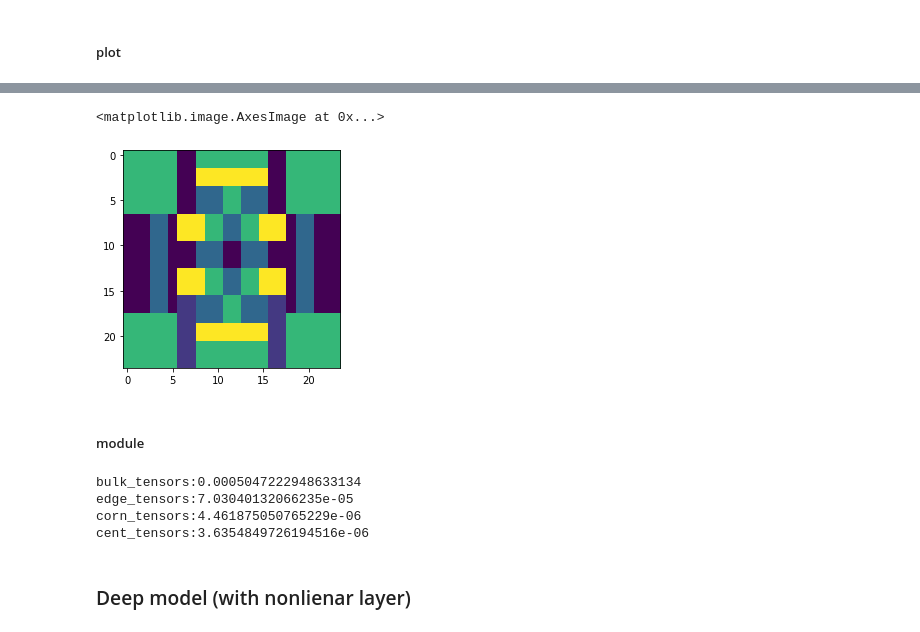
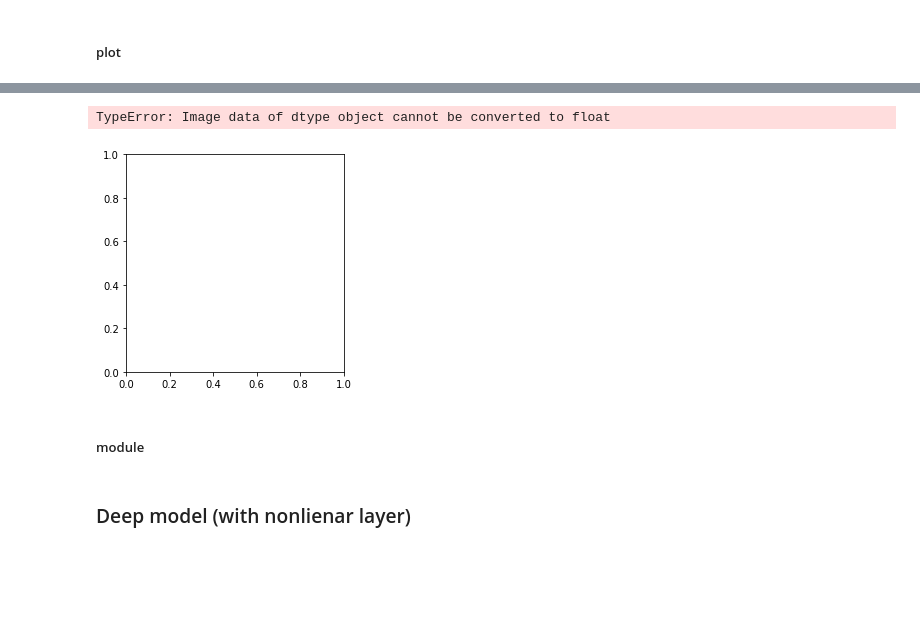
Before and after one commit to veya2ztn/TNproject, a Jupyter notebook: Model and Train.ipynb, the cells around one changed output, grey strips where cells are left out. Saved outputs shown, nothing was run; the diff lists cells and outputs as text; code cells hidden in the pictures; blank space fills up the shorter version.

```diff
--- a/Model and Train.ipynb
+++ b/Model and Train.ipynb
@@ -472,6 +472,11 @@ arbitary_shape_state_dict['element']=info_per_point
 torch.save(arbitary_shape_state_dict,"models/arbitary_shape/arbitary_shape_2.json")
 # %% [markdown]
 ##### plot
+# %%
+arbitary_shape_state_dict = torch.load("models/arbitary_shape/arbitary_shape_2.json")
+info_per_group = arbitary_shape_state_dict['node']
+info_per_line  = arbitary_shape_state_dict['line']
+info_per_point = arbitary_shape_state_dict['element']
 # %%
 import plotly.graph_objects as go
 import numpy as np
@@ -525,3 +545,11 @@ for obj in objects:fig.add_trace(obj)
 fig
 # %% [output]
 [interactive output not drawn]
+# %%
+matrix=[]
+for i in range(24):
+    line=[]
+    for j in range(24):
+        line.append(info_per_point[i,j]['group'])
+    matrix.append(line)
+matrix = np.array(matrix)
@@ -528,9 +578,9 @@ fig
 # %%
 %matplotlib inline
-plt.imshow(np.array(shape_24x24_1))
+plt.imshow(np.array(matrix))
 # %% [output]
-<matplotlib.image.AxesImage at 0x...>
+TypeError: Image data of dtype object cannot be converted to float
-[figure, old version]
+[figure, new version]
 # %% [markdown]
 ##### module
 # %%
@@ -654,11 +698,3 @@ model = PEPS_einsum_uniform_shape_6x6_fast(in_physics_bond=16)
-# %%
-for name,p in model.named_parameters():
-    print(f"{name}:{p.grad.norm()}")
-# %% [output]
-bulk_tensors:0.0005047222948633134
-edge_tensors:7.03040132066235e-05
-corn_tensors:4.461875050765229e-06
-cent_tensors:3.6354849726194516e-06
 # %%
 a=torch.randn(10,6,6,16)
 model(a).norm().backward()
```
Also changed, not shown: parts of 20 cells of this notebook, 1 other file.
